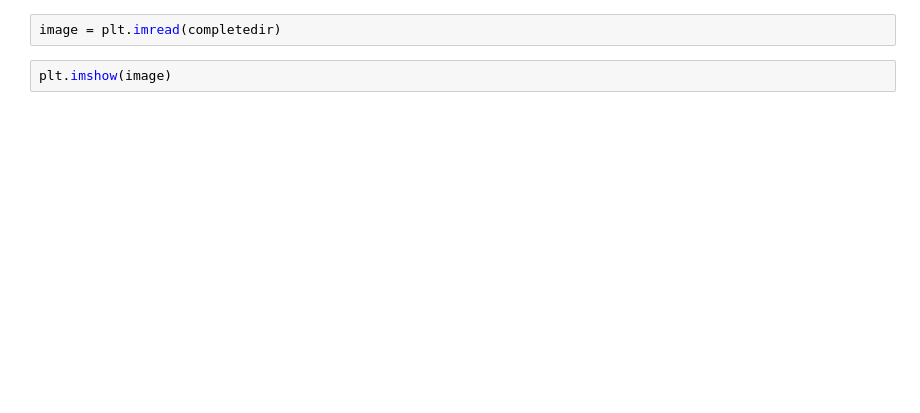
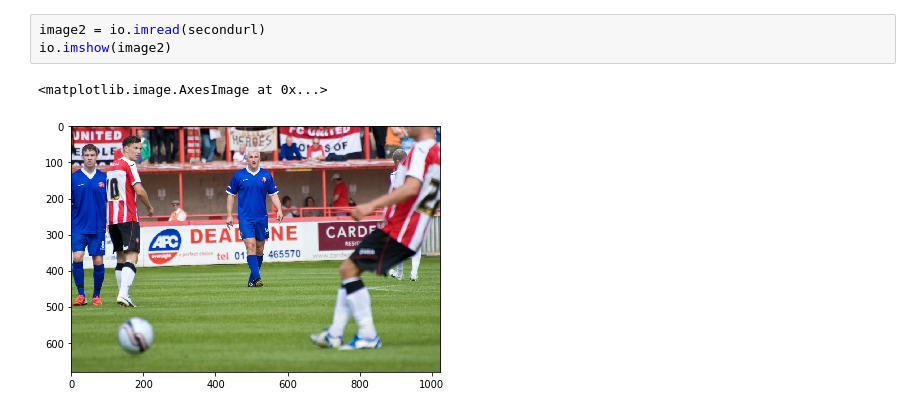
Before and after one commit to jennifernolan/FYP-Development-Navigation-Assistant, a Jupyter notebook: Dataset/CNNModel.ipynb, the cells around one changed output. Saved outputs shown, nothing was run; the diff lists cells and outputs as text; blank space fills up the shorter version.

```diff
--- a/Dataset/CNNModel.ipynb
+++ b/Dataset/CNNModel.ipynb
@@ -53,4 +50,6 @@ completedir
-# %%
-image = plt.imread(completedir)
-# %%
-plt.imshow(image)
+# %%
+image2 = io.imread(secondurl)
+io.imshow(image2)
+# %% [output]
+<matplotlib.image.AxesImage at 0x...>
+[figure, added]
```
Also changed, not shown: parts of 13 cells of this notebook.
